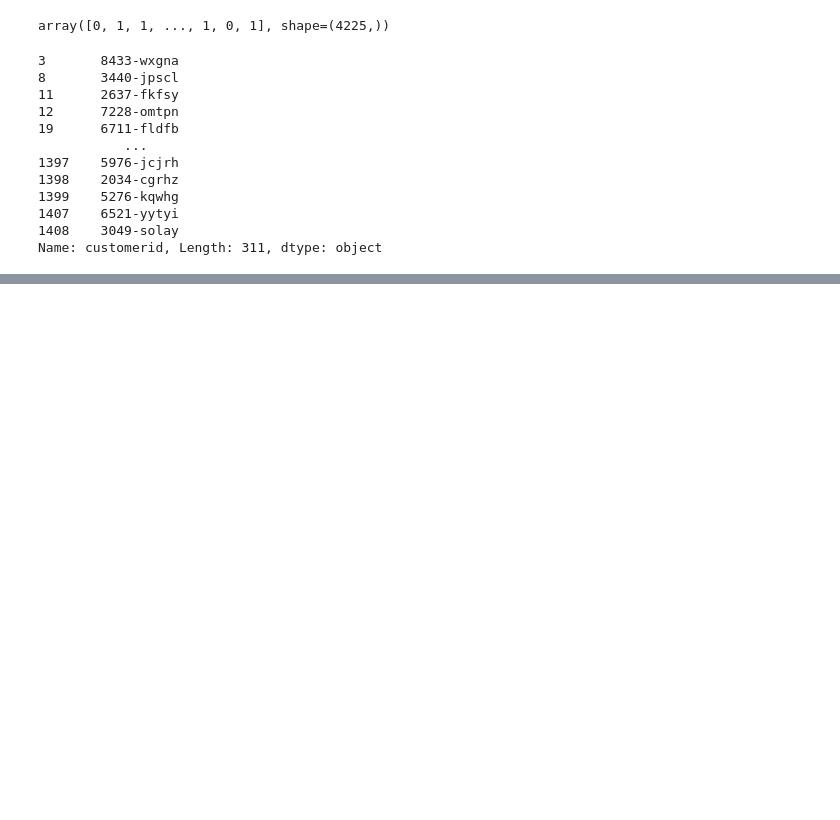
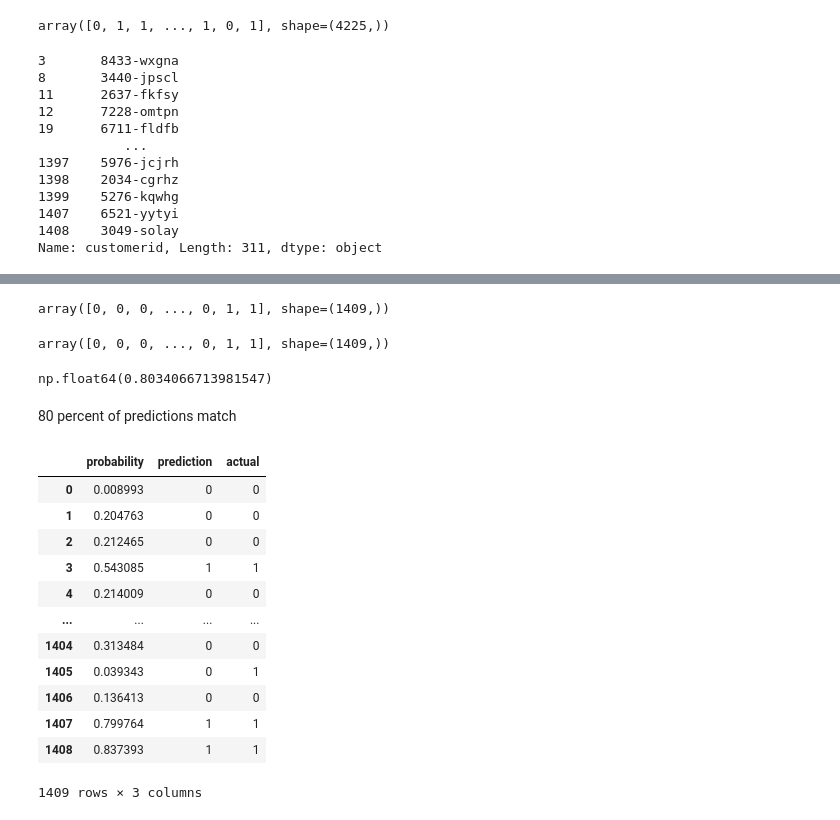
Before and after one commit to snehilaTiwari/machine-learning-zoomcamp-homework, a Jupyter notebook: 03-classification/churn_prediction.ipynb, the cells around one changed output, grey strips where cells are left out. Cells and saved outputs as stored; diff of their text form; code cells hidden in the pictures; blank space fills up the shorter version.

```diff
--- a/03-classification/churn_prediction.ipynb
+++ b/03-classification/churn_prediction.ipynb
@@ -800,0 +803,14 @@ Name: customerid, Length: 311, dtype: object
+# %%
+y_val
+# %% [output]
+array([0, 0, 0, ..., 0, 1, 1], shape=(1409,))
+# %%
+churn_decision.astype(int)
+# %% [output]
+array([0, 0, 0, ..., 0, 1, 1], shape=(1409,))
+# %%
+(y_val == churn_decision.astype(int)).mean()
+# %% [output]
+np.float64(0.8034066713981547)
+# %% [markdown]
+80 percent of predictions match
@@ -800,0 +822,16 @@ Name: customerid, Length: 311, dtype: object
+# %%
+df_pred
+# %% [output]
+|  | probability | prediction | actual |
+| 0 | 0.008993 | 0 | 0 |
+| 1 | 0.204763 | 0 | 0 |
+| 2 | 0.212465 | 0 | 0 |
+| 3 | 0.543085 | 1 | 1 |
+| 4 | 0.214009 | 0 | 0 |
+| ... | ... | ... | ... |
+| 1404 | 0.313484 | 0 | 0 |
+| 1405 | 0.039343 | 0 | 1 |
+| 1406 | 0.136413 | 0 | 0 |
+| 1407 | 0.799764 | 1 | 1 |
+| 1408 | 0.837393 | 1 | 1 |
+1409 rows × 3 columns
```
Also changed, not shown: parts of 28 cells of this notebook.
